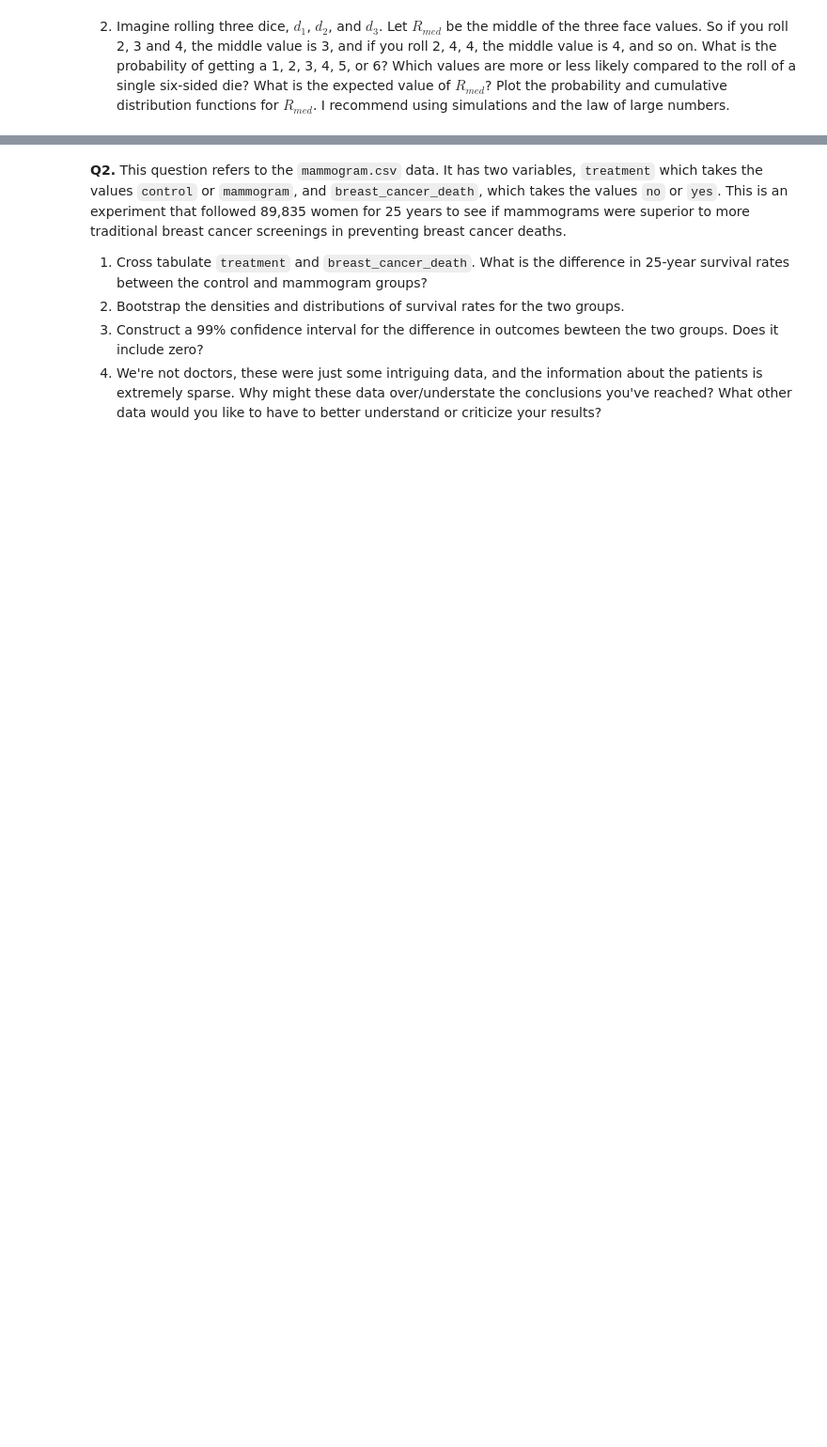
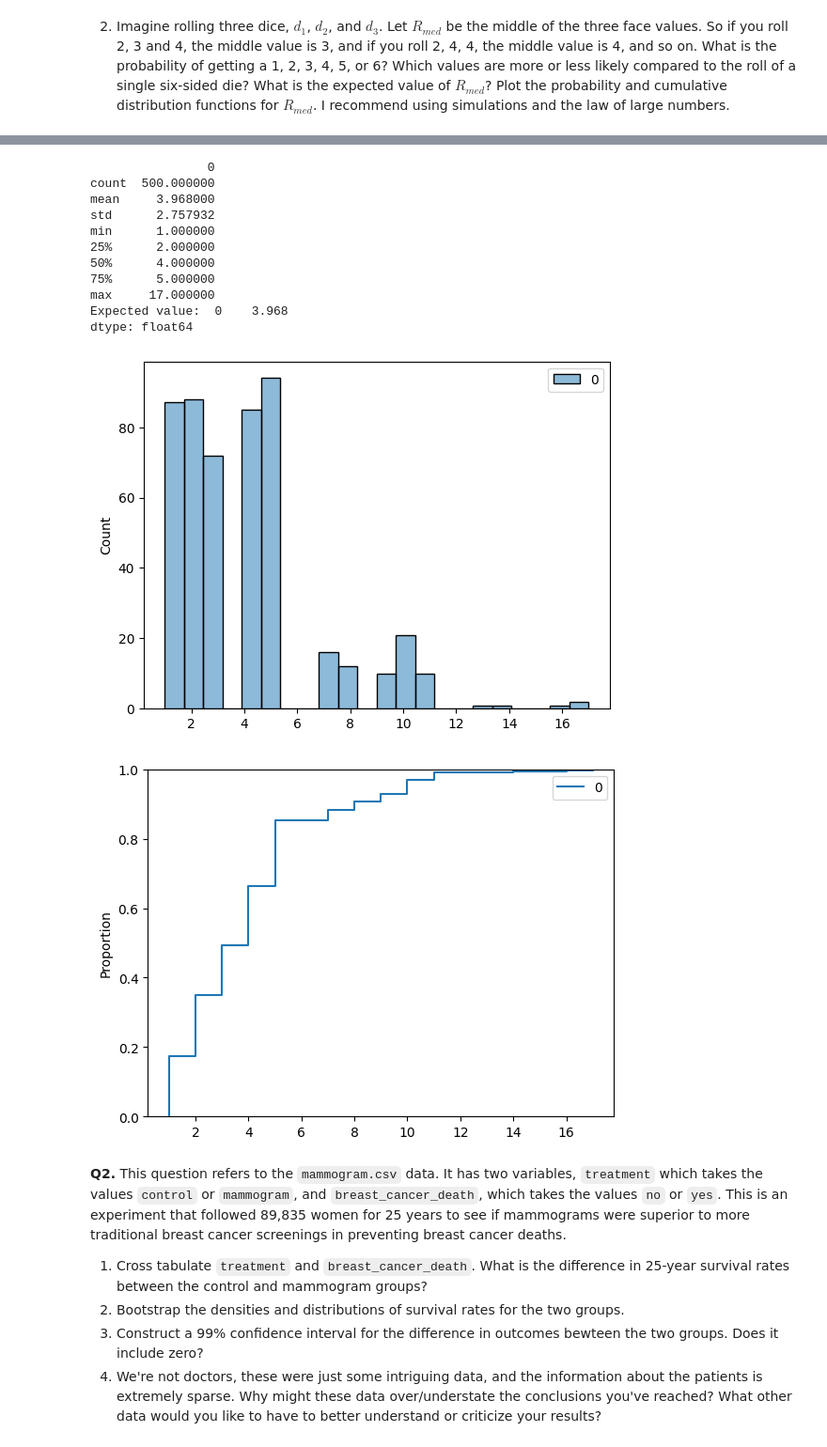
Before and after one commit to evaterry4/the_bootstrap, a Jupyter notebook: assignment_5.ipynb, the cells around one changed output, grey strips where cells are left out. Shown at 94% size. Drawn from its saved outputs; the diff is of its cells as text; code cells hidden in the pictures; blank space fills up the shorter version.

```diff
--- a/assignment_5.ipynb
+++ b/assignment_5.ipynb
@@ -108,3 +113,42 @@ plt.show()
+# %%
+# d2 = np.random.choice(rolls, size=N)
+N=500
+results = []
+for i in range(N):
+    rollAgain = True
+    sum = 0
+    while(rollAgain):
+        roll = np.random.choice(rolls, size=1)
+        sum += roll
+        if(roll < 6):
+            rollAgain = False
+    results.append(sum)
+
+results = pd.DataFrame(results)
+
+print(results.describe())
+ev = results.mean()  # Use the column name explicitly
+print("Expected value: ", ev)
+
+sns.histplot(results)
+plt.show()
+
+sns.ecdfplot(results)
+plt.show()
+# %% [output]
+                0
+count  500.000000
+mean     3.968000
+std      2.757932
+min      1.000000
+25%      2.000000
+50%      4.000000
+75%      5.000000
+max     17.000000
+Expected value:  0    3.968
+dtype: float64
+[figure, added]
+[figure, added]
 # %% [markdown]
 **Q2.** This question refers to the `mammogram.csv` data. It has two variables, `treatment` which takes the values `control` or `mammogram`, and `breast_cancer_death`, which takes the values `no` or `yes`. This is an experiment that followed 89,835 women for 25 years to see if mammograms were superior to more traditional breast cancer screenings in preventing breast cancer deaths.
 
```
Also changed, not shown: parts of 9 cells of this notebook.
